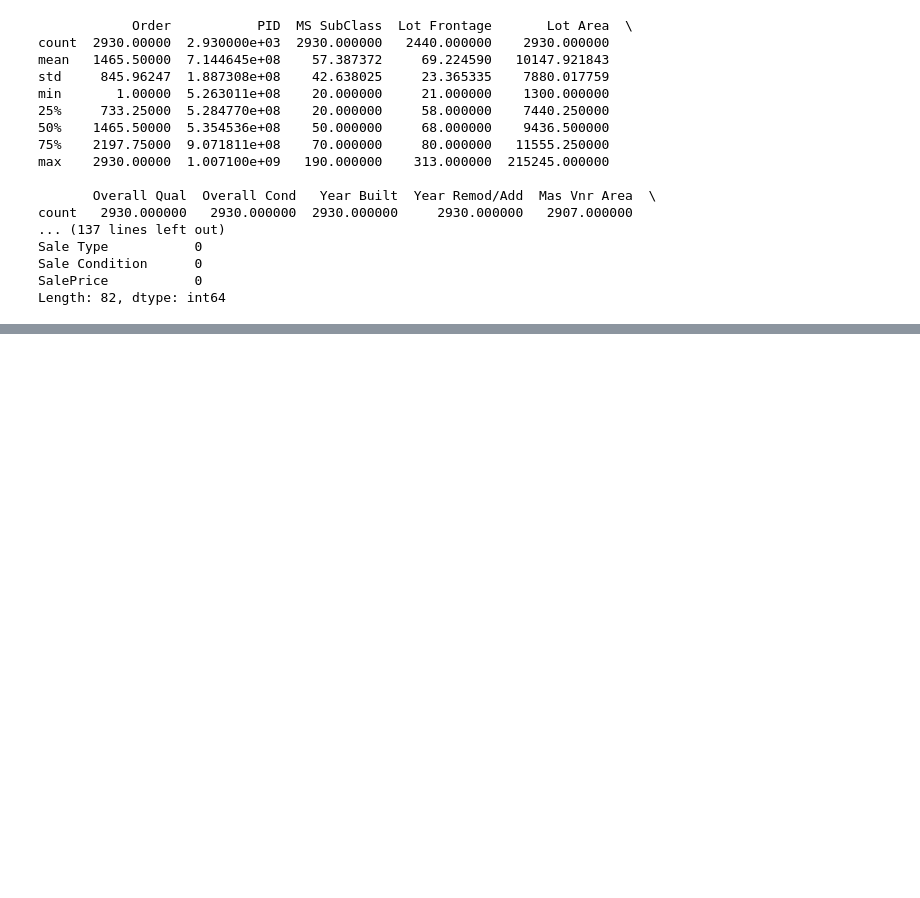
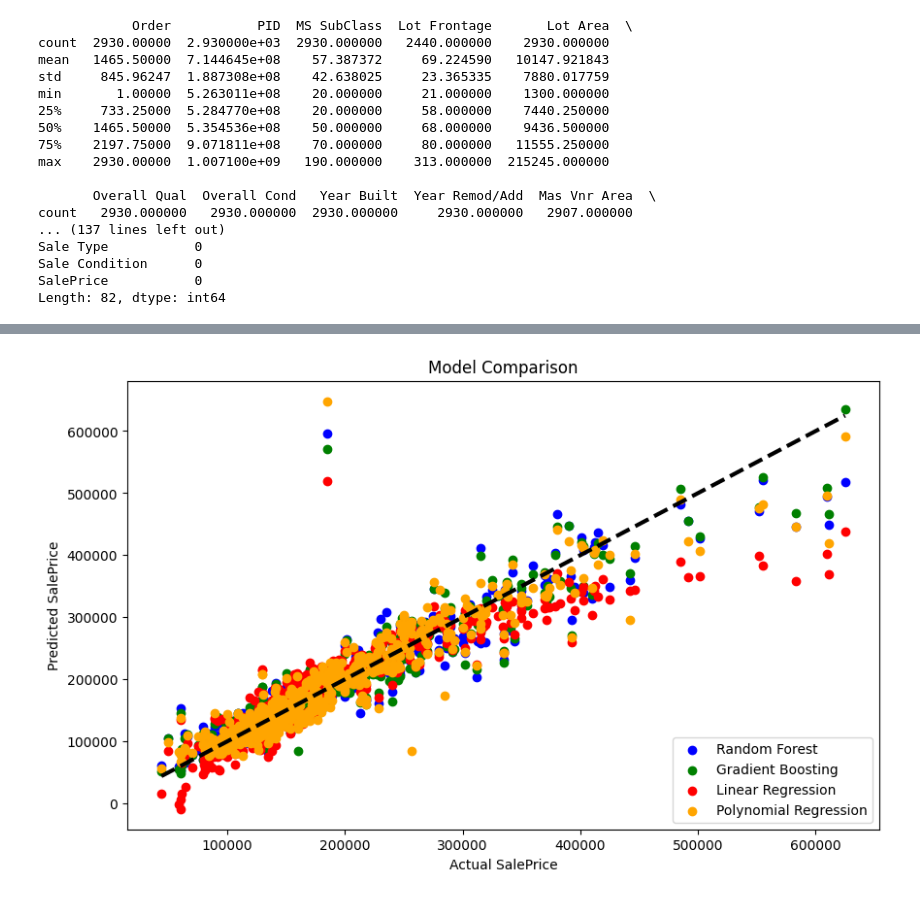
Before and after one commit to ADNTNU/Machine-Learning-Assignment-1, a Jupyter notebook: main.ipynb, the cells around one changed output, grey strips where cells are left out. Cells and saved outputs as stored; diff of their text form; code cells hidden in the pictures; blank space fills up the shorter version.

Commit message:
Adds documentation, scaling, multiple feature selections & more plots

```diff
--- a/main.ipynb
+++ b/main.ipynb
@@ -79,27 +119,69 @@ Strongly correlated features: ['SalePrice', 'Overall Qual', 'Gr Liv Area', 'Gara
 # %%
-
 # Prepare data for modeling
 X = data[strong_corr_features].drop('SalePrice', axis=1)
 y = data['SalePrice']
+# Split the data to be able to test it later.
 X_train, X_test, y_train, y_test = train_test_split(X, y, test_size=0.2, random_state=42)
+
+
+# Scale features as explained in lecture
+scaler = StandardScaler()
+X_train_scaled = scaler.fit_transform(X_train)
+X_test_scaled = scaler.transform(X_test)
 
 # Linear Regression
 lr = LinearRegression()
-lr.fit(X_train, y_train)
-y_pred_lr = lr.predict(X_test)
-print("Linear Regression MSE:", mean_squared_error(y_test, y_pred_lr))
+lr.fit(X_train_scaled, y_train)
+y_pred_lr = lr.predict(X_test_scaled)
+print("Linear Regression Results:")
+print(f"MAE: {mean_absolute_error(y_test, y_pred_lr)}")
+print(f"MSE: {mean_squared_error(y_test, y_pred_lr)}")
+print(f"R2: {r2_score(y_test, y_pred_lr)}")
 
 # Polynomial Regression
 poly = PolynomialFeatures(degree=2)
-X_train_poly = poly.fit_transform(X_train)
-X_test_poly = poly.transform(X_test)
+X_train_poly = poly.fit_transform(X_train_scaled)
+X_test_poly = poly.transform(X_test_scaled)
+
 lr_poly = LinearRegression()
 lr_poly.fit(X_train_poly, y_train)
+
 y_pred_poly = lr_poly.predict(X_test_poly)
-print("Polynomial Regression MSE:", mean_squared_error(y_test, y_pred_poly))
+print()
+print("Polynomial Regression Results (Degree 2):")
+print(f"MAE: {mean_absolute_error(y_test, y_pred_poly)}")
+print(f"MSE: {mean_squared_error(y_test, y_pred_poly)}")
+print(f"R2: {r2_score(y_test, y_pred_poly)}")
 
-# Random Forest Regression
-rf = RandomForestRegressor(n_estimators=100, random_state=42)
-rf.fit(X_train, y_train)
-y_pred_rf = rf.predict(X_test)
-print("Random Forest MSE:", mean_squared_error(y_test, y_pred_rf))
+# RandomforestRegressor
+rf = RandomForestRegressor(random_state=42)
+rf.fit(X_train_scaled, y_train)
+y_pred_rf = rf.predict(X_test_scaled)
+print()
+print("Random Forest Regressor Results:")
+print(f"MAE: {mean_absolute_error(y_test, y_pred_rf)}")
+print(f"MSE: {mean_squared_error(y_test, y_pred_rf)}")
+print(f"R2: {r2_score(y_test, y_pred_rf)}")
+
+# GradientBoostingRegressor
+gbr = GradientBoostingRegressor(random_state=42)
+gbr.fit(X_train_scaled, y_train)
+y_pred_gbr = gbr.predict(X_test_scaled)
+print()
+print("Gradient Boosting Regressor Results:")
+print(f"MAE: {mean_absolute_error(y_test, y_pred_gbr)}")
+print(f"MSE: {mean_squared_error(y_test, y_pred_gbr)}")
+print(f"R2: {r2_score(y_test, y_pred_gbr)}")
+
+plt.figure(figsize=(10, 6))
+plt.scatter(y_test, y_pred_rf, color='blue', label='Random Forest')
+plt.scatter(y_test, y_pred_gbr, color='green', label='Gradient Boosting')
+plt.scatter(y_test, y_pred_lr, color='red', label='Linear Regression')
+plt.scatter(y_test, y_pred_poly, color='orange', label='Polynomial Regression')
+plt.plot([y_test.min(), y_test.max()], [y_test.min(), y_test.max()], 'k--', lw=3)
+plt.xlabel("Actual SalePrice")
+plt.ylabel("Predicted SalePrice")
+plt.title("Model Comparison")
+plt.legend()
+plt.show()
+# %% [output]
@@ -105,0 +207 @@ print("Random Forest MSE:", mean_squared_error(y_test, y_pred_rf))
+[figure, added]
```
Also changed, not shown: parts of 10 cells of this notebook.
